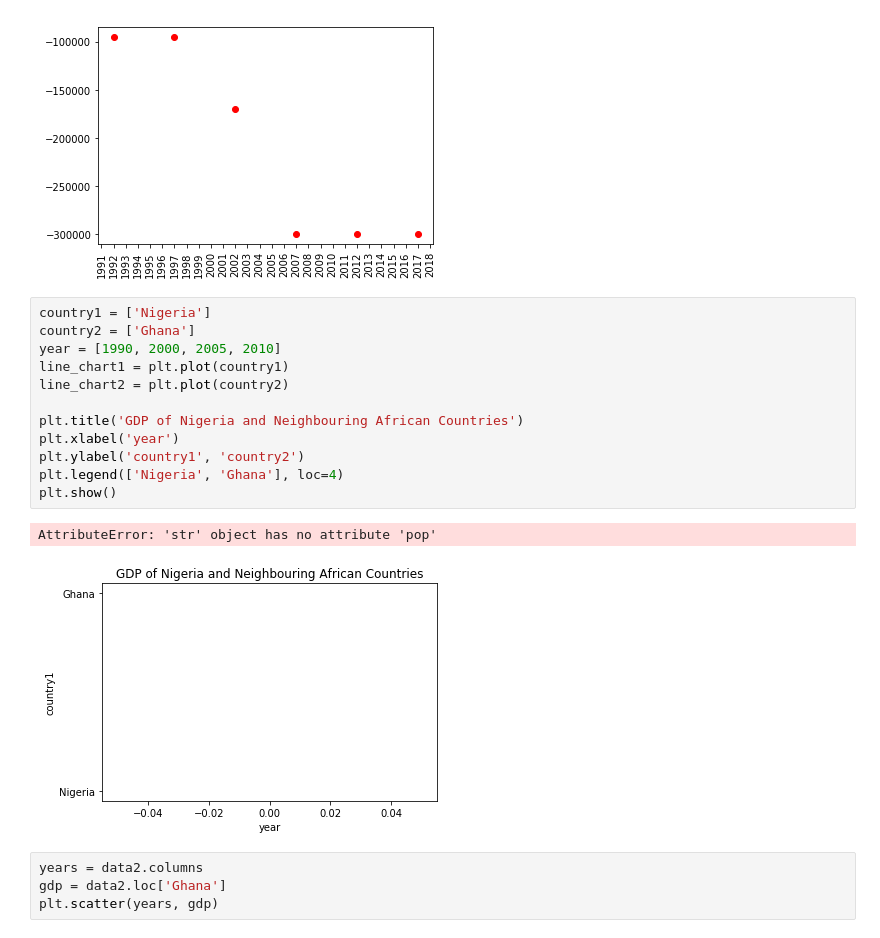
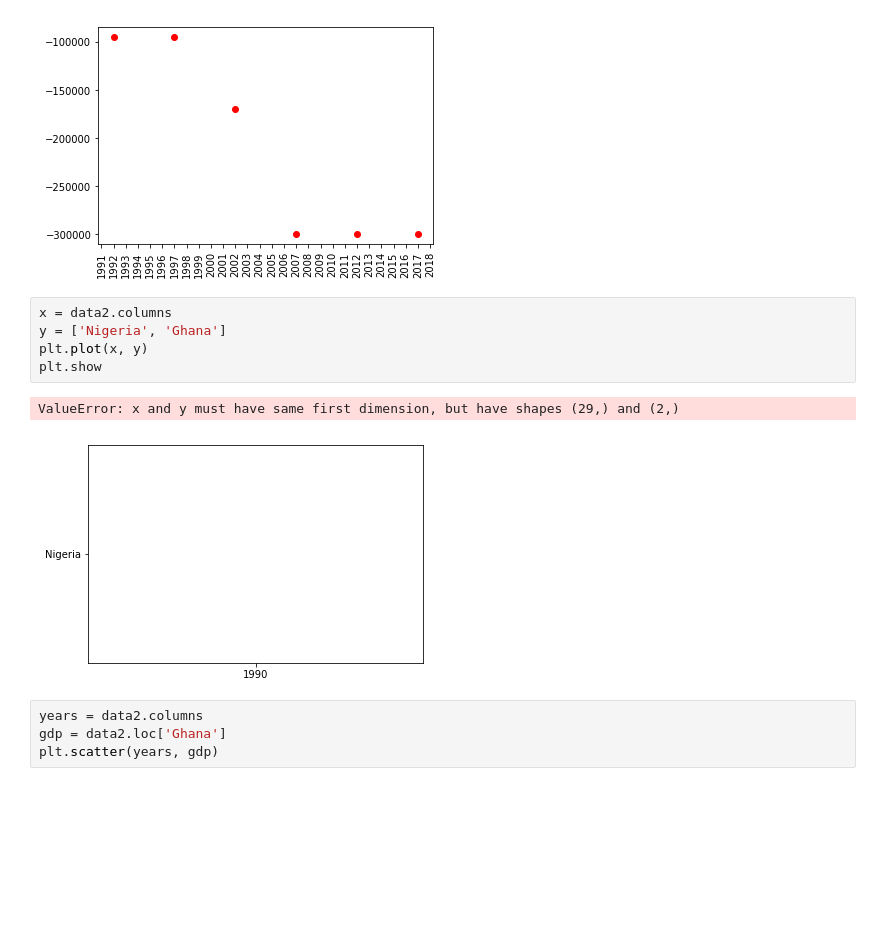
Before and after one commit to OmolaraAdisa/Omolara_capstone_project, a Jupyter notebook: Standard of living.ipynb, the cells around one changed output. Drawn from its saved outputs; the diff is of its cells as text; blank space fills up the shorter version.

```diff
--- a/Standard of living.ipynb
+++ b/Standard of living.ipynb
@@ -373,21 +373,14 @@ plt.scatter(years, net_migration_Nigeria, color='red')
 # %% [output]
 <matplotlib.collections.PathCollection at 0x...>
 [figure]
-# %%
-country1 = ['Nigeria']
-country2 = ['Ghana']
-year = [1990, 2000, 2005, 2010]
-line_chart1 = plt.plot(country1)
-line_chart2 = plt.plot(country2)
-
-plt.title('GDP of Nigeria and Neighbouring African Countries')
-plt.xlabel('year')
-plt.ylabel('country1', 'country2')
-plt.legend(['Nigeria', 'Ghana'], loc=4)
-plt.show()
-# %% [output]
-AttributeError: 'str' object has no attribute 'pop'
-[figure, removed]
+# %%
+x = data2.columns
+y = ['Nigeria', 'Ghana']
+plt.plot(x, y)
+plt.show
+# %% [output]
+ValueError: x and y must have same first dimension, but have shapes (29,) and (2,)
+[figure, added]
 # %%
 years = data2.columns
 gdp = data2.loc['Ghana']
```
Also changed, not shown: parts of 2 cells of this notebook.
